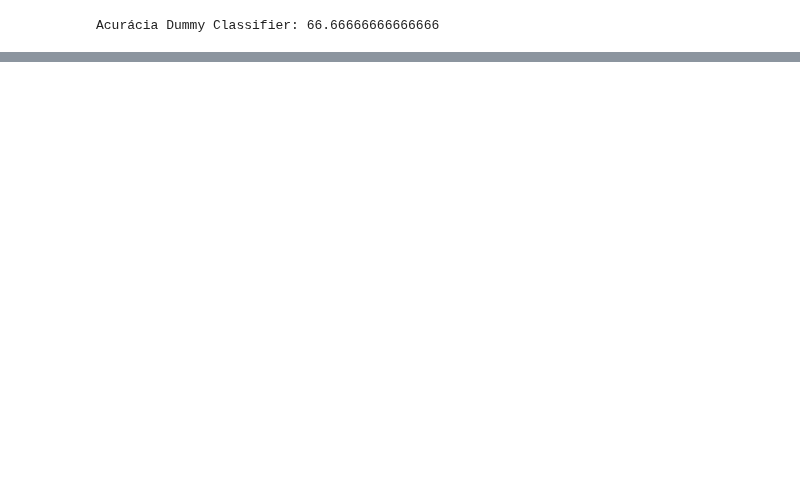
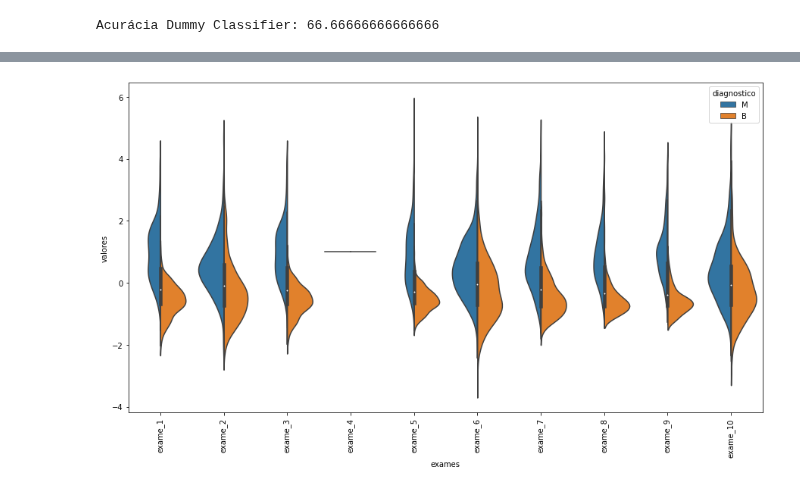
Before and after one commit to daianeklein/cursos-bootcamps, a Jupyter notebook: _Alura/Machine-Learning-Lidando-com-dados-de-muitas-dimensoes/Alura_Care.ipynb, the cells around one changed output, grey strips where cells are left out. Drawn from its saved outputs; the diff is of its cells as text; code cells hidden in the pictures; blank space fills up the shorter version.

```diff
--- a/_Alura/Machine-Learning-Lidando-com-dados-de-muitas-dimensoes/Alura_Care.ipynb
+++ b/_Alura/Machine-Learning-Lidando-com-dados-de-muitas-dimensoes/Alura_Care.ipynb
@@ -91,0 +160,9 @@ Acurácia Dummy Classifier: 66.66666666666666
+# %%
+padronizador = StandardScaler()
+padronizador.fit(valores_exames)
+valores_exames_v2 = padronizador.transform(valores_exames)
+
+#transformando em um dataframe
+valores_exames_v2 = pd.DataFrame(data = valores_exames_v2, columns=valores_exames.keys())
+
+valores_exames_v2
@@ -91,0 +198,12 @@ Acurácia Dummy Classifier: 66.66666666666666
+# %%
+#plotando o grafico de violino
+
+dados_plot = pd.concat([diagnostico, valores_exames_v2.iloc[:, 0:10]], axis = 1)
+dados_plot = pd.melt(dados_plot, id_vars='diagnostico', var_name='exames', value_name='valores')
+
+plt.figure(figsize=(15, 8))
+sns.violinplot(x = 'exames', y='valores', hue='diagnostico', data = dados_plot, split=True)
+
+plt.xticks(rotation = 90);
+# %% [output]
+[figure, added]
```
Also changed, not shown: parts of 21 cells of this notebook.
